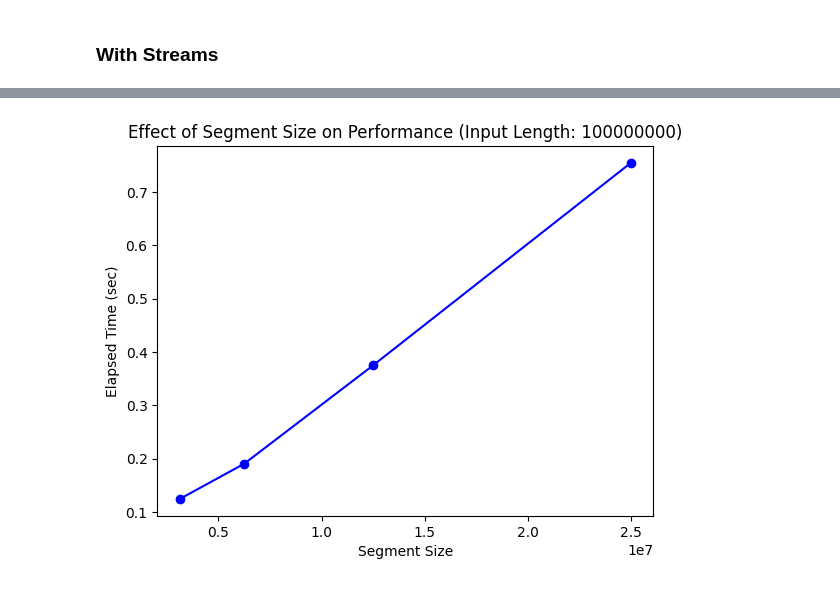
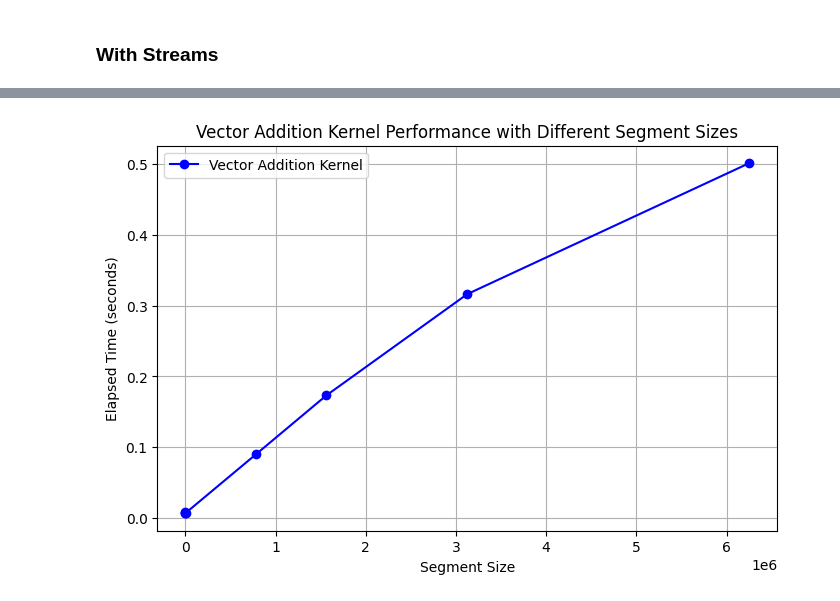
Before and after one commit to MoggmentuM/DD2360, a Jupyter notebook: hw_4/ex_2/DD2360_HW4.ipynb, the cells around one changed output, grey strips where cells are left out. Cells and saved outputs as stored; diff of their text form; code cells hidden in the pictures.

```diff
--- a/hw_4/ex_2/DD2360_HW4.ipynb
+++ b/hw_4/ex_2/DD2360_HW4.ipynb
@@ -164,24 +160,31 @@ Segment Size: 512, Time: 0.005399 sec
 
 ---------------------------------------------
-# %%
-import matplotlib.pyplot as plt
-
-# Input lengths
-input_length = 100000000
-
-# Elapsed times for each segment size
-segment_sizes = [3125000, 6250000, 12500000, 25000000]
-elapsed_times = [0.124387, 0.190406, 0.374908, 0.754635]
-
-# Plotting
-plt.plot(segment_sizes, elapsed_times, marker='o', linestyle='-', color='b')
-
-plt.xlabel('Segment Size')
-plt.ylabel('Elapsed Time (sec)')
-plt.title(f'Effect of Segment Size on Performance (Input Length: {input_length})')
-plt.show()
-# %% [output]
-[figure, removed]
+# %%
+import matplotlib.pyplot as plt
+
+# Updated set of data
+segment_sizes = [64, 128, 512, 2048, 781250, 1562500, 3125000, 6250000]
+elapsed_times = [0.008411, 0.006878, 0.006827, 0.007139, 0.089977, 0.173244, 0.316354, 0.501249]
+
+# Plotting
+plt.figure(figsize=(8, 5))
+
+# Updated line with the new data
+plt.plot(segment_sizes, elapsed_times, marker='o', linestyle='-', color='b', label='Vector Addition Kernel')
+
+# Adding labels and title
+plt.title('Vector Addition Kernel Performance with Different Segment Sizes')
+plt.xlabel('Segment Size')
+plt.ylabel('Elapsed Time (seconds)')
+
+# Adding grid and legend
+plt.grid(True)
+plt.legend()
+
+# Show plot
+plt.show()
+# %% [output]
+[figure, added]
 # %%
 import matplotlib.pyplot as plt
 
```
Also changed, not shown: parts of 10 cells of this notebook, 7 other files.
